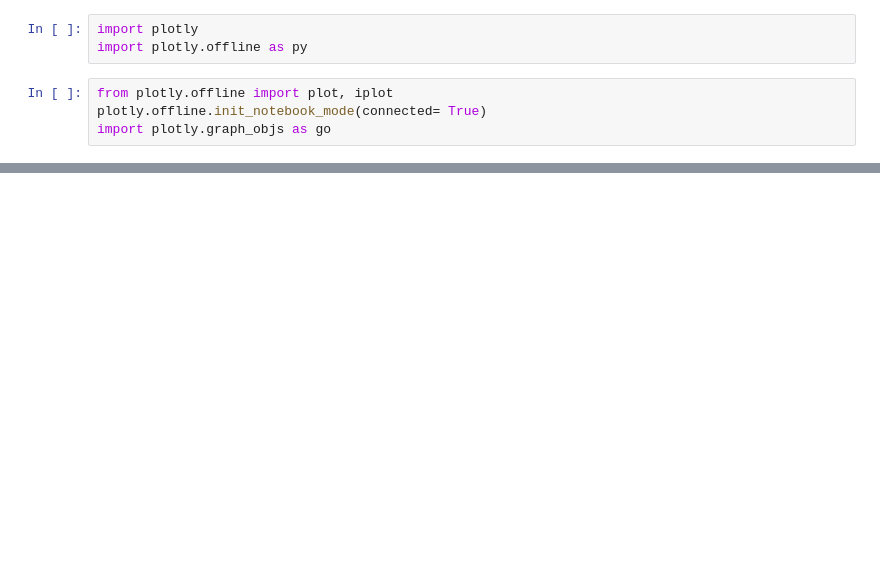
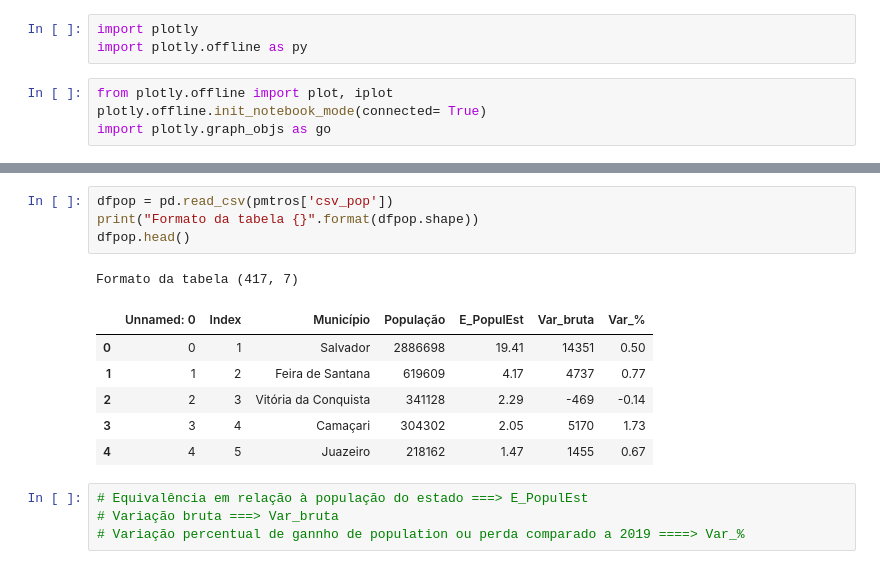
Before and after one commit to solkan1201/SIRmodel, a Jupyter notebook: reviewe tables Bahia.ipynb, the cells around one changed output, grey strips where cells are left out. Drawn from its saved outputs; the diff is of its cells as text; blank space fills up the shorter version.

```diff
--- a/reviewe tables Bahia.ipynb
+++ b/reviewe tables Bahia.ipynb
@@ -98,0 +127,16 @@ py.iplot(data)
+# %%
+dfpop = pd.read_csv(pmtros['csv_pop'])
+print("Formato da tabela {}".format(dfpop.shape))
+dfpop.head()
+# %% [output]
+Formato da tabela (417, 7)
+|  | Unnamed: 0 | Index | Município | População | E_PopulEst | Var_bruta | Var_% |
+| 0 | 0 | 1 | Salvador | 2886698 | 19.41 | 14351 | 0.50 |
+| 1 | 1 | 2 | Feira de Santana | 619609 | 4.17 | 4737 | 0.77 |
+| 2 | 2 | 3 | Vitória da Conquista | 341128 | 2.29 | -469 | -0.14 |
+| 3 | 3 | 4 | Camaçari | 304302 | 2.05 | 5170 | 1.73 |
+| 4 | 4 | 5 | Juazeiro | 218162 | 1.47 | 1455 | 0.67 |
+# %%
+# Equivalência em relação à população do estado ===> E_PopulEst
+# Variação bruta ===> Var_bruta
+# Variação percentual de gannho de population ou perda comparado a 2019 ====> Var_%
```
Also changed, not shown: parts of 18 cells of this notebook, 11 other files.
